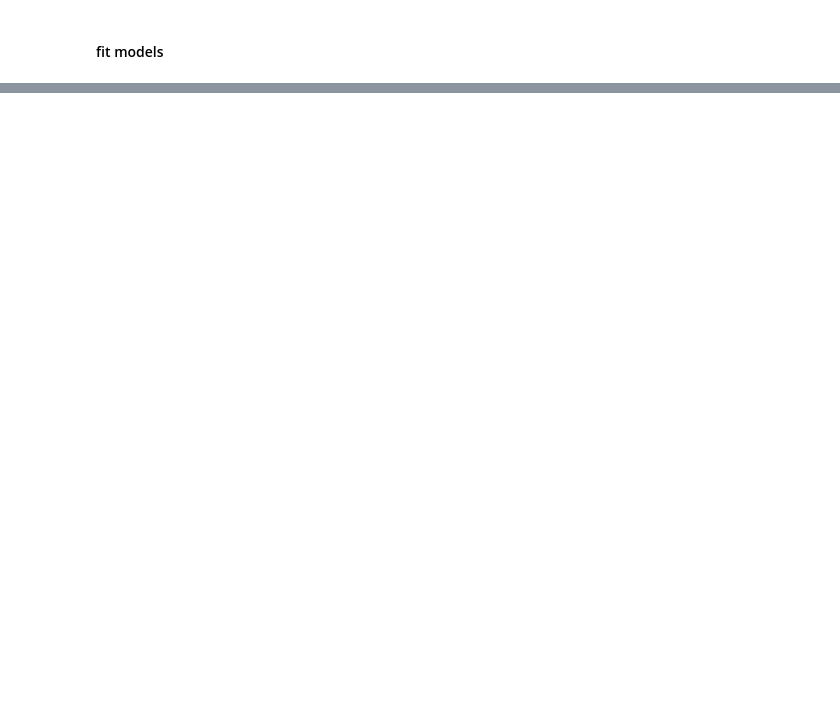
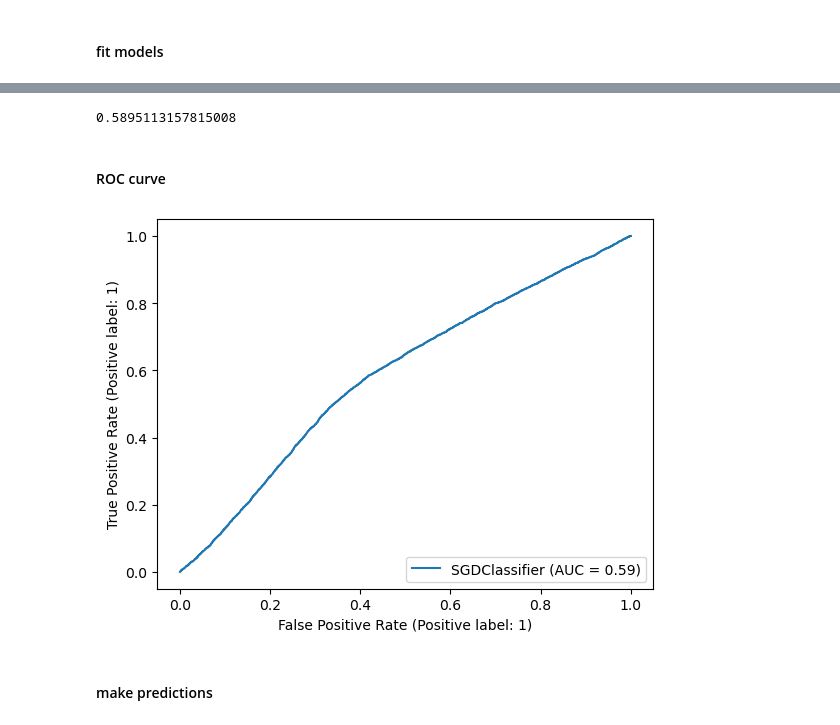
Before and after one commit to GoldenEye37/customer-churn-prediction, a Jupyter notebook: customer-churn-prediction.ipynb, the cells around one changed output, grey strips where cells are left out. Saved outputs shown, nothing was run; the diff lists cells and outputs as text; code cells hidden in the pictures; blank space fills up the shorter version.

Commit message:
predict using gsd classifier model

```diff
--- a/customer-churn-prediction.ipynb
+++ b/customer-churn-prediction.ipynb
@@ -261,0 +319,17 @@ transformed_X
+# %%
+# combine the 2 data frames
+combined_data = pd.concat([X, customer_test_data], axis=0, ignore_index=True)
+# %%
+# before fitting we need to convert strings to numbers
+from sklearn.preprocessing import OneHotEncoder
+from sklearn.compose import ColumnTransformer
+
+categorical_features = ["Surname", "Geography", "Gender"]
+one_hot = OneHotEncoder()
+transformer = ColumnTransformer([("one_hot",
+                                  one_hot,
+                                  categorical_features)],
+                                  remainder="passthrough")
+
+transformed_combined_data = transformer.fit_transform(combined_data)
+transformed_combined_data
@@ -261,0 +339,11 @@ transformed_X
+# %%
+# split the combined data to original data frames
+num_rows_X = X.shape[0]
+transformed_X = transformed_combined_data[:num_rows_X, :]
+transformed_test = transformed_combined_data[num_rows_X:, :]
+# %%
+# split the data
+np.random.seed(42)
+X_train, X_test, y_train, y_test = train_test_split(transformed_X,
+                                                    y,
+                                                    test_size=0.2)
@@ -290,0 +384,6 @@ KeyboardInterrupt:
+# %%
+sgd_clf.score(X_test, y_test)
+# %% [output]
+0.5895113157815008
+# %% [markdown]
+#### ROC curve
@@ -290,0 +408,8 @@ KeyboardInterrupt:
+# %%
+# Plot ROC curve and calculate AUC metric
+from sklearn.metrics import RocCurveDisplay
+plot_roc_curve = RocCurveDisplay.from_estimator(sgd_clf, X_test, y_test)
+# %% [output]
+[figure, added]
+# %% [markdown]
+#### make predictions
```
Also changed, not shown: parts of 16 cells of this notebook.
